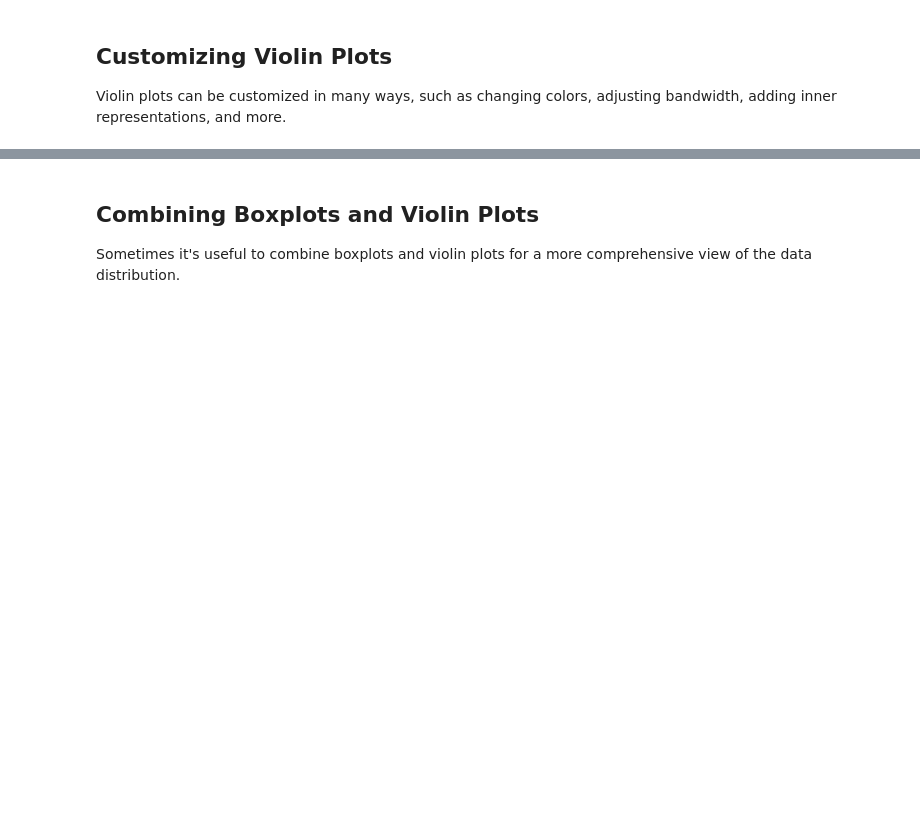
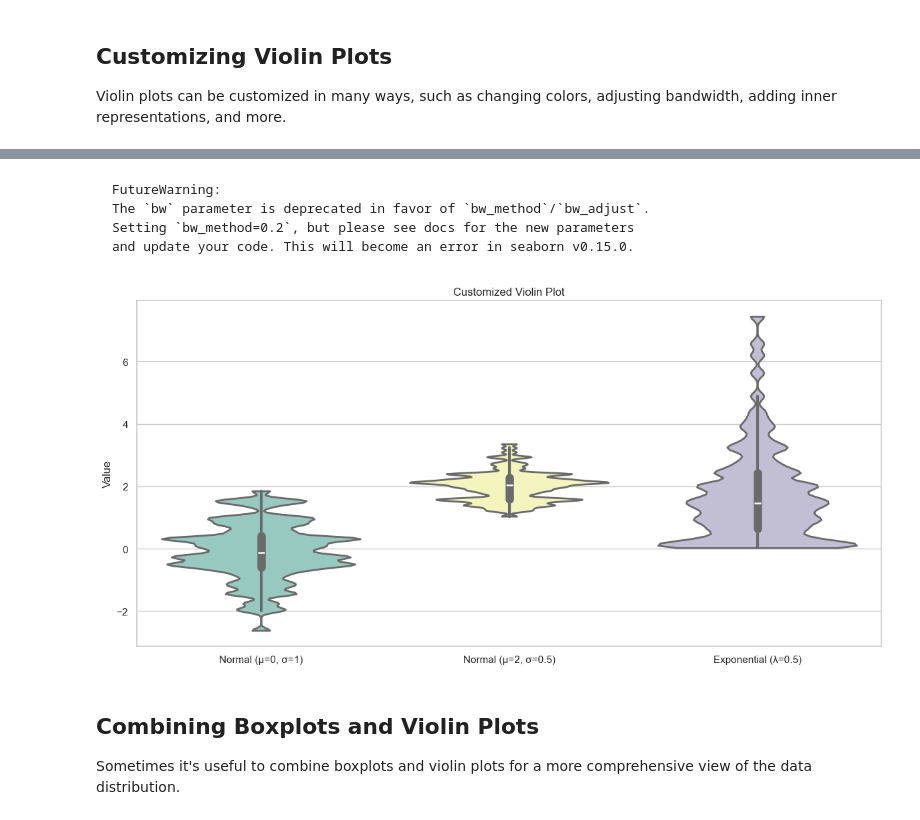
Before and after one commit to pavelklos/ai-ml, a Jupyter notebook: 3-DV/03-01-18.ipynb, the cells around one changed output, grey strips where cells are left out. Saved outputs shown, nothing was run; the diff lists cells and outputs as text; code cells hidden in the pictures; blank space fills up the shorter version.

````diff
--- a/3-DV/03-01-18.ipynb
+++ b/3-DV/03-01-18.ipynb
@@ -237,3 +301,28 @@ plt.show()
+# %% [markdown]
+```
+FutureWarning:
+The `bw` parameter is deprecated in favor of `bw_method`/`bw_adjust`.
+Setting `bw_method=0.2`, but please see docs for the new parameters
+and update your code. This will become an error in seaborn v0.15.0.
+```
+# %%
+# Customize violin plot with various options
+plt.figure(figsize=(12, 6))
+sns.violinplot(
+    data=df,
+    palette="Set3",        # Color palette
+    bw_adjust=0.2,         # Updated from 'bw' to 'bw_adjust'
+    cut=0,                 # Don't extend the density past the data
+    linewidth=2,           # Border line width
+    inner='box',           # Show box plot inside violin
+    saturation=0.7         # Color saturation
+)
+plt.title('Customized Violin Plot')
+plt.ylabel('Value')
+plt.tight_layout()
+plt.show()
+# %% [output]
+[figure, added]
 # %% [markdown]
 ## Combining Boxplots and Violin Plots
 
````
Also changed, not shown: parts of 23 cells of this notebook.
